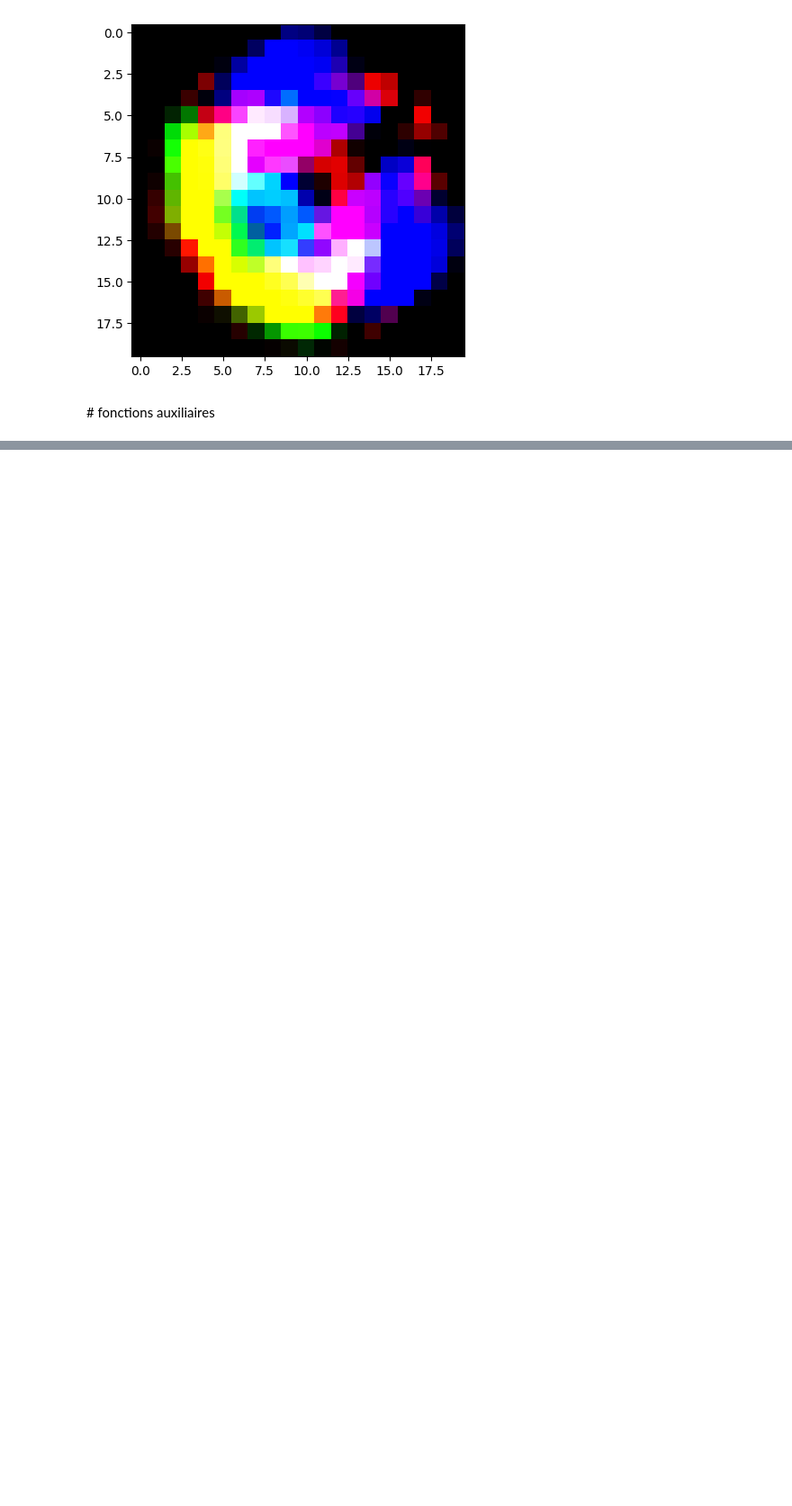
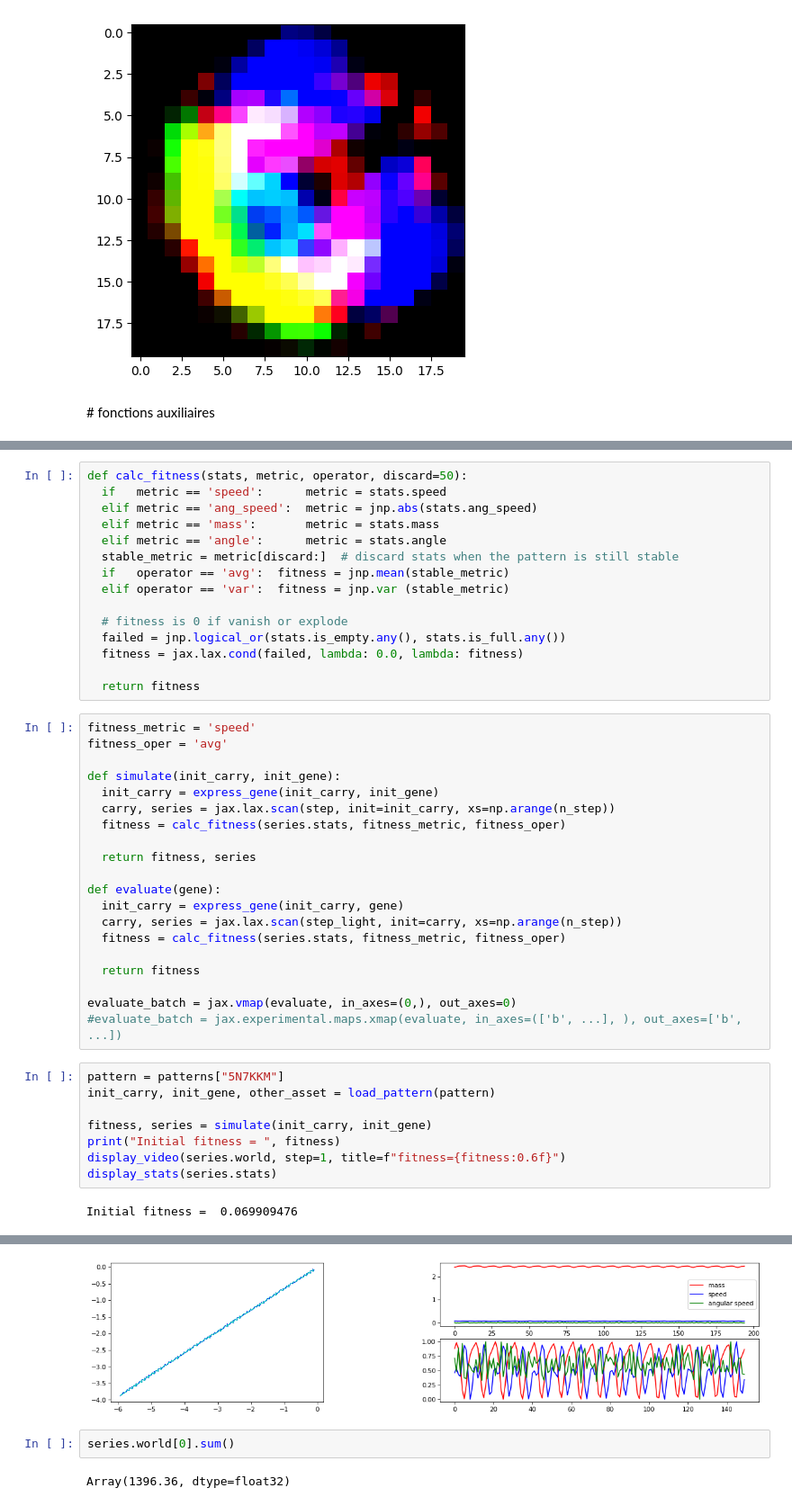
Before and after one commit to Procuste34/lenia, a Jupyter notebook: Custom_Lenia_avec_EvoJAX.ipynb, the cells around one changed output, grey strips where cells are left out. Shown: that part at 90% size. Saved outputs shown, nothing was run; the diff lists cells and outputs as text; blank space fills up the shorter version.

```diff
--- a/Custom_Lenia_avec_EvoJAX.ipynb
+++ b/Custom_Lenia_avec_EvoJAX.ipynb
@@ -79,0 +335,45 @@ def create_world_from_cells(cells_flatten):
+# %%
+def calc_fitness(stats, metric, operator, discard=50):
+  if   metric == 'speed':      metric = stats.speed
+  elif metric == 'ang_speed':  metric = jnp.abs(stats.ang_speed)
+  elif metric == 'mass':       metric = stats.mass
+  elif metric == 'angle':      metric = stats.angle
+  stable_metric = metric[discard:]  # discard stats when the pattern is still stable
+  if   operator == 'avg':  fitness = jnp.mean(stable_metric)
+  elif operator == 'var':  fitness = jnp.var (stable_metric)
+
+  # fitness is 0 if vanish or explode
+  failed = jnp.logical_or(stats.is_empty.any(), stats.is_full.any())
+  fitness = jax.lax.cond(failed, lambda: 0.0, lambda: fitness)
+
+  return fitness
+# %%
+fitness_metric = 'speed'
+fitness_oper = 'avg'
+
+def simulate(init_carry, init_gene):
+  init_carry = express_gene(init_carry, init_gene)
+  carry, series = jax.lax.scan(step, init=init_carry, xs=np.arange(n_step))
+  fitness = calc_fitness(series.stats, fitness_metric, fitness_oper)
+
+  return fitness, series
+
+def evaluate(gene):
+  init_carry = express_gene(init_carry, gene)
+  carry, series = jax.lax.scan(step_light, init=carry, xs=np.arange(n_step))
+  fitness = calc_fitness(series.stats, fitness_metric, fitness_oper)
+
+  return fitness
+
+evaluate_batch = jax.vmap(evaluate, in_axes=(0,), out_axes=0)
+#evaluate_batch = jax.experimental.maps.xmap(evaluate, in_axes=(['b', ...], ), out_axes=['b', ...])
+# %%
+pattern = patterns["5N7KKM"]
+init_carry, init_gene, other_asset = load_pattern(pattern)
+
+fitness, series = simulate(init_carry, init_gene)
+print("Initial fitness = ", fitness)
+display_video(series.world, step=1, title=f"fitness={fitness:0.6f}")
+display_stats(series.stats)
+# %% [output]
+Initial fitness =  0.069909476
@@ -79,0 +381,5 @@ def create_world_from_cells(cells_flatten):
+[figure, added]
+# %%
+series.world[0].sum()
+# %% [output]
+Array(1396.36, dtype=float32)
```
Also changed, not shown: parts of 16 cells of this notebook.
